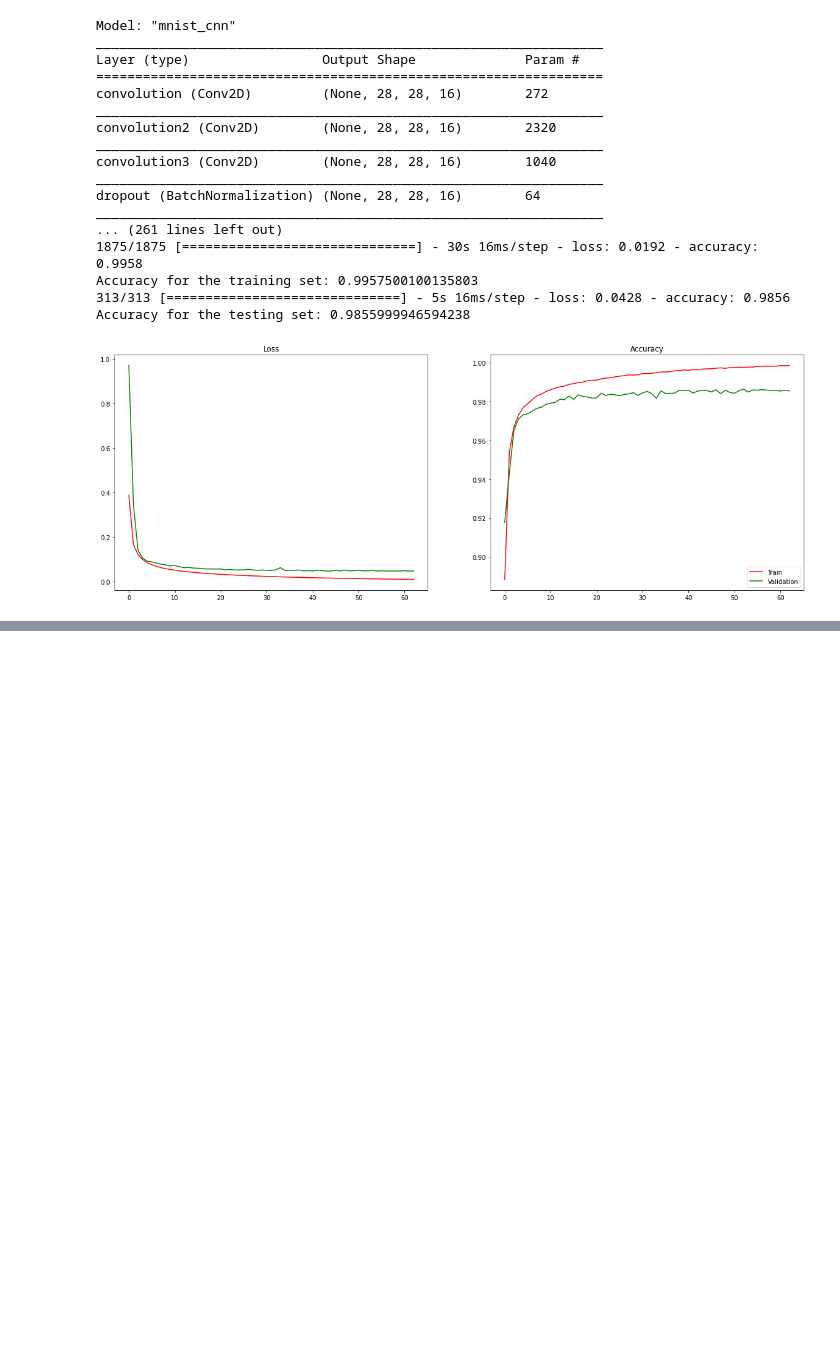
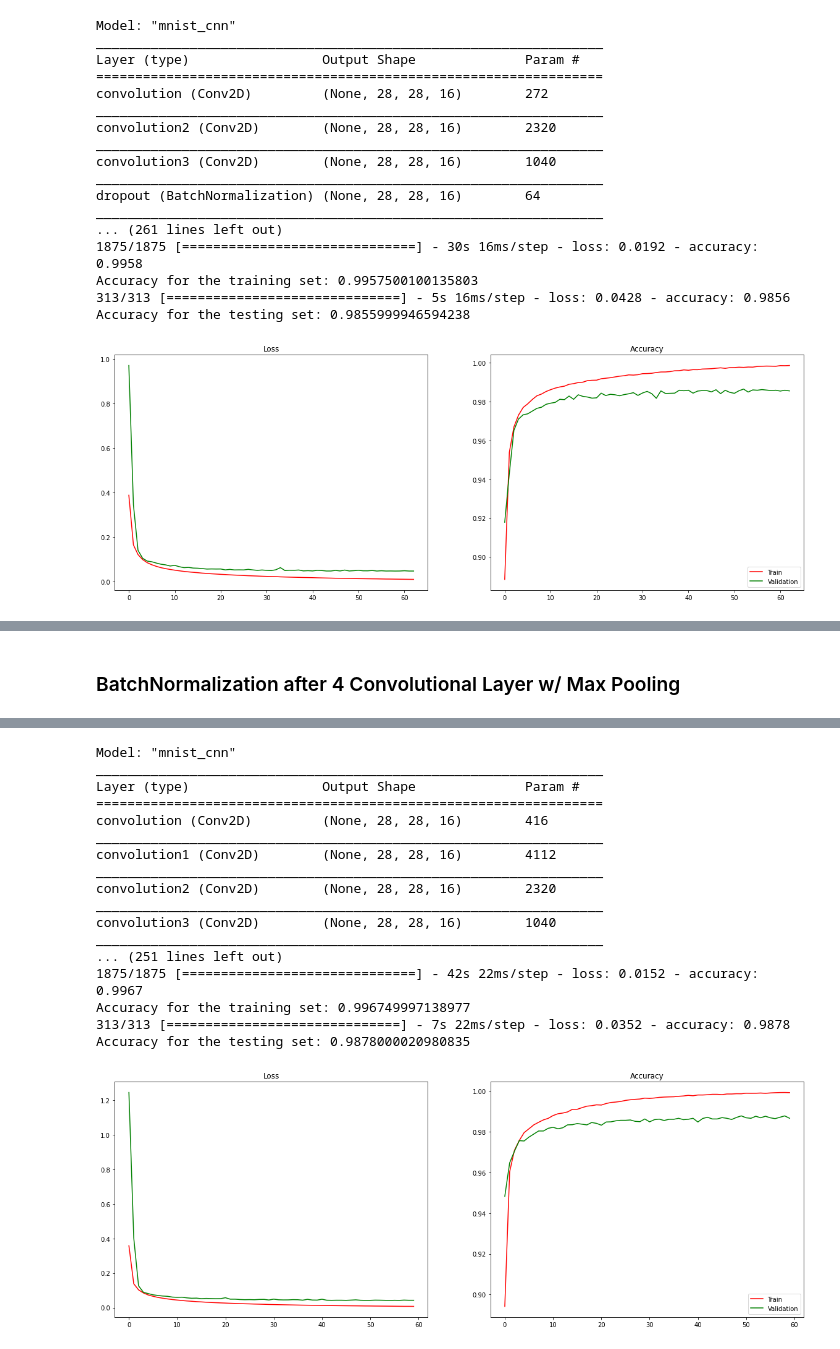
Before and after one commit to rufimelo99/MNIST, a Jupyter notebook: MNIST_CNN.ipynb, the cells around one changed output, grey strips where cells are left out. Cells and saved outputs as stored; diff of their text form; code cells hidden in the pictures; blank space fills up the shorter version.

```diff
--- a/MNIST_CNN.ipynb
+++ b/MNIST_CNN.ipynb
@@ -1422,0 +1471,40 @@ plt.show()
+# %% [markdown]
+### BatchNormalization after 4 Convolutional Layer w/ Max Pooling
+# %%
+mnist_conv_model = tf.keras.Sequential(name='mnist_cnn')
+mnist_conv_model.add(tf.keras.layers.Input(mnist_info.features['image'].shape))
+mnist_conv_model.add(tf.keras.layers.Conv2D(filters=16, kernel_size=5, activation='relu', padding='same', name='convolution'))
+mnist_conv_model.add(tf.keras.layers.Conv2D(filters=16, kernel_size=4, activation='relu', padding='same', name='convolution1'))
+mnist_conv_model.add(tf.keras.layers.Conv2D(filters=16, kernel_size=3, activation='relu', padding='same', name='convolution2'))
+mnist_conv_model.add(tf.keras.layers.Conv2D(filters=16, kernel_size=2, activation='relu', padding='same', name='convolution3'))
+mnist_conv_model.add(tf.keras.layers.BatchNormalization(name='dropout'))
+mnist_conv_model.add(tf.keras.layers.MaxPool2D(pool_size=2, name='pooling'))
+mnist_conv_model.add(tf.keras.layers.Flatten(name='flatten'))
+mnist_conv_model.add(tf.keras.layers.Dense(mnist_info.features['label'].num_classes, activation='softmax', name='output'))
+mnist_conv_model.compile(loss='sparse_categorical_crossentropy', optimizer='sgd', metrics=['accuracy'])
+mnist_conv_model.summary()
+
+earlystop = tf.keras.callbacks.EarlyStopping(monitor='val_accuracy', patience=10, verbose=1)
+checkpoint = tf.keras.callbacks.ModelCheckpoint('mnist_conv_best.h5', monitor='val_accuracy', verbose=1, save_best_only=True)
+
+mnist_conv_model_train = mnist_conv_model.fit(mnist_x, mnist_y, validation_split=0.2, callbacks=[earlystop,checkpoint], epochs=10000, batch_size=256)
+
+mnist_conv_model.load_weights('mnist_conv_best.h5')
+loss, acc = mnist_conv_model.evaluate(mnist_x, mnist_y)
+print('Accuracy for the training set: {}'.format(acc))
+loss, acc = mnist_conv_model.evaluate(mnist_test_x, mnist_test_y)
+print('Accuracy for the testing set: {}'.format(acc))
+fig, (loss_ax, acc_ax) = plt.subplots(1, 2, figsize=(20,7))
+
+
+loss_ax.set_title('Loss')
+loss_ax.plot(mnist_conv_model_train.history['loss'], '-r', label='Train')
+loss_ax.plot(mnist_conv_model_train.history['val_loss'], '-g', label='Validation')
+
+acc_ax.set_title('Accuracy')
+acc_ax.plot(mnist_conv_model_train.history['accuracy'], '-r', label='Train')
+acc_ax.plot(mnist_conv_model_train.history['val_accuracy'], '-g', label='Validation')
+
+plt.legend(loc=4)
+plt.show()
+# %% [output]
@@ -1422,0 +1513,18 @@ plt.show()
+Model: "mnist_cnn"
+_________________________________________________________________
+Layer (type)                 Output Shape              Param #
+=================================================================
+convolution (Conv2D)         (None, 28, 28, 16)        416
+_________________________________________________________________
+convolution1 (Conv2D)        (None, 28, 28, 16)        4112
+_________________________________________________________________
+convolution2 (Conv2D)        (None, 28, 28, 16)        2320
+_________________________________________________________________
+convolution3 (Conv2D)        (None, 28, 28, 16)        1040
+_________________________________________________________________
+... (251 lines left out)
+1875/1875 [==============================] - 42s 22ms/step - loss: 0.0152 - accuracy: 0.9967
+Accuracy for the training set: 0.996749997138977
+313/313 [==============================] - 7s 22ms/step - loss: 0.0352 - accuracy: 0.9878
+Accuracy for the testing set: 0.9878000020980835
+[figure, added]
```
Also changed, not shown: parts of 7 cells of this notebook.
